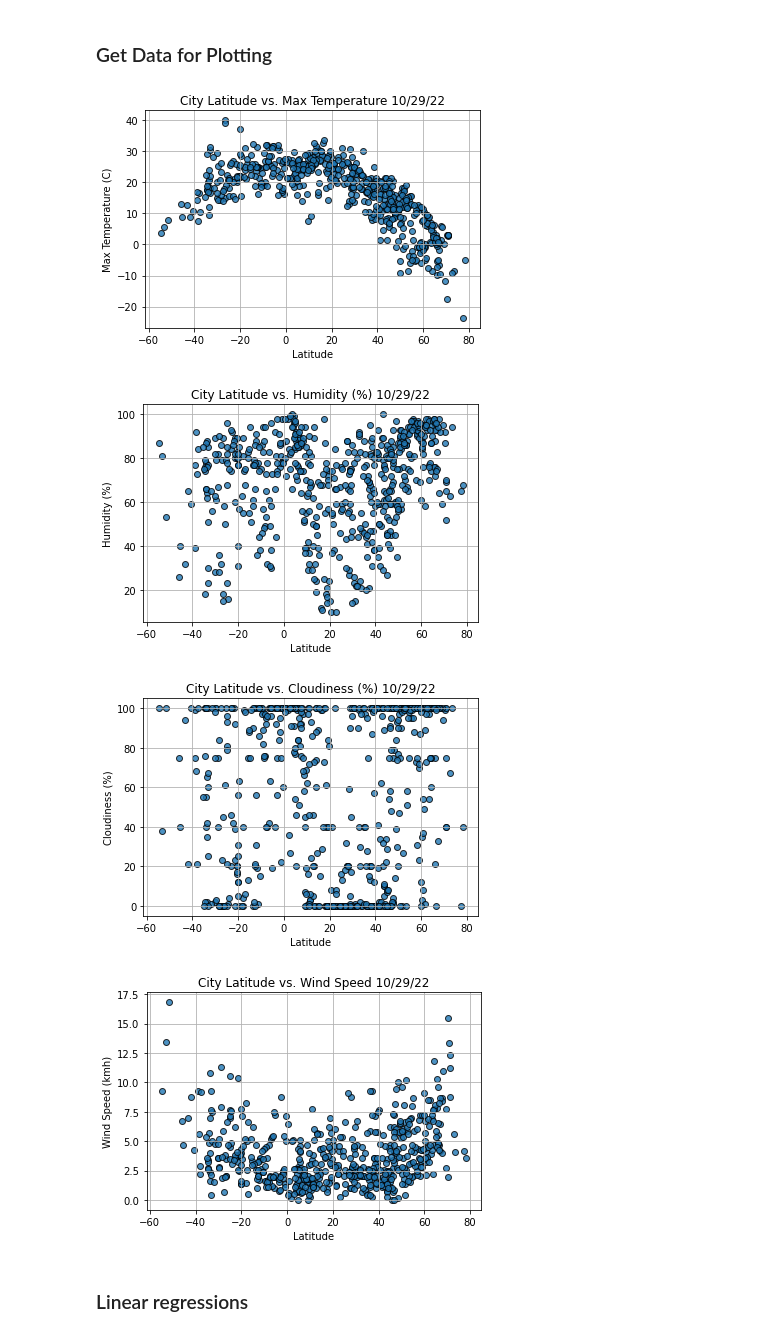
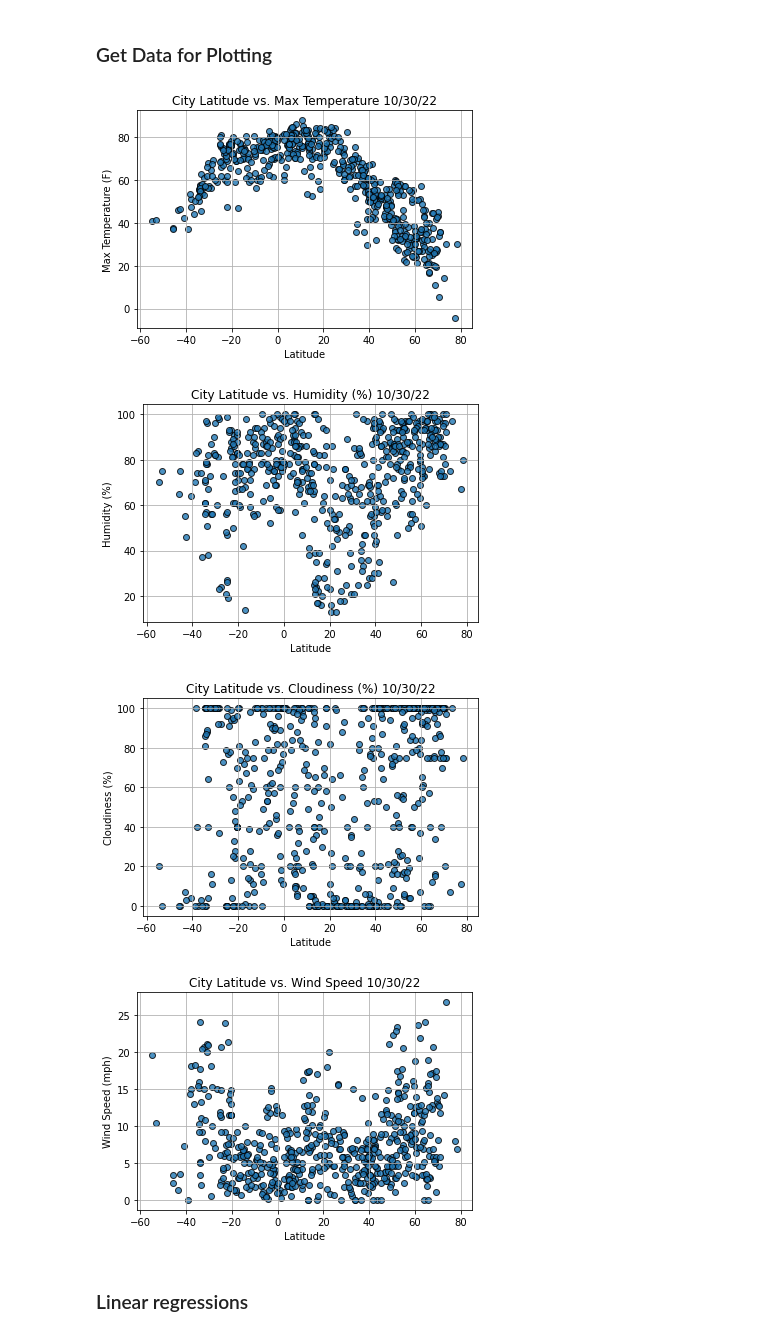
Before and after one commit to rrantxa/world_weather_analysis, a Jupyter notebook: WeatherPy.ipynb, the cells around one changed output. Drawn from its saved outputs; the diff is of its cells as text; code cells hidden in the pictures.

```diff
--- a/WeatherPy.ipynb
+++ b/WeatherPy.ipynb
@@ -40,6 +40,6 @@ len(cities)
 # %%
 #Set initial url.
-weather_url = f"https://api.openweathermap.org/data/2.5/weather?units=Metric&APPID={weather_api_key}"
+weather_url = f"https://api.openweathermap.org/data/2.5/weather?&units=Imperial&APPID={weather_api_key}"
 # %%
 #Create an empty list to hold the weather data.
 city_data = []
@@ -189,7 +189,7 @@ plt.scatter(lats,
 
 # Incorporate other graph properties.
 plt.title(f"City Latitude vs. Max Temperature {time.strftime('%x')}")
-plt.ylabel("Max Temperature (C)")
+plt.ylabel("Max Temperature (F)")
 plt.xlabel("Latitude")
 plt.grid(True)
 
@@ -199,7 +199,7 @@ plt.savefig("weather_data/Fig1.png")
 #Show the plot.
 plt.show()
 # %% [output]
-[figure, old version]
+[figure, new version]
 # %%
 # Build the scatter plot for latitude vs humidity.
 plt.scatter(lats,
@@ -222,7 +222,7 @@ plt.savefig("weather_data/Fig2.png")
 #Show the plot.
 plt.show()
 # %% [output]
-[figure, old version]
+[figure, new version]
 # %%
 # Build the scatter plot for latitude vs cloudiness.
 plt.scatter(lats,
@@ -245,30 +245,30 @@ plt.savefig("weather_data/Fig3.png")
 #Show the plot.
 plt.show()
 # %% [output]
-[figure, old version]
+[figure, new version]
 # %%
 # Build the scatter plot for latitude vs wind speed.
 plt.scatter(lats,
             wind_speed,
             edgecolor="black",
             linewidths=1,
             marker="o",
             alpha=0.8,
             label="Cities")
 
 # Incorporate other graph properties.
 plt.title(f"City Latitude vs. Wind Speed {time.strftime('%x')}")
-plt.ylabel("Wind Speed (kmh)")
+plt.ylabel("Wind Speed (mph)")
 plt.xlabel("Latitude")
 plt.grid(True)
 
 #Save the figure.
 plt.savefig("weather_data/Fig4.png")
 
 #Show the plot.
 plt.show()
 # %% [output]
-[figure, old version]
+[figure, new version]
 # %% [markdown]
 ### Linear regressions
 # %%
```
Also changed, not shown: parts of 26 cells of this notebook, 7 other files.
